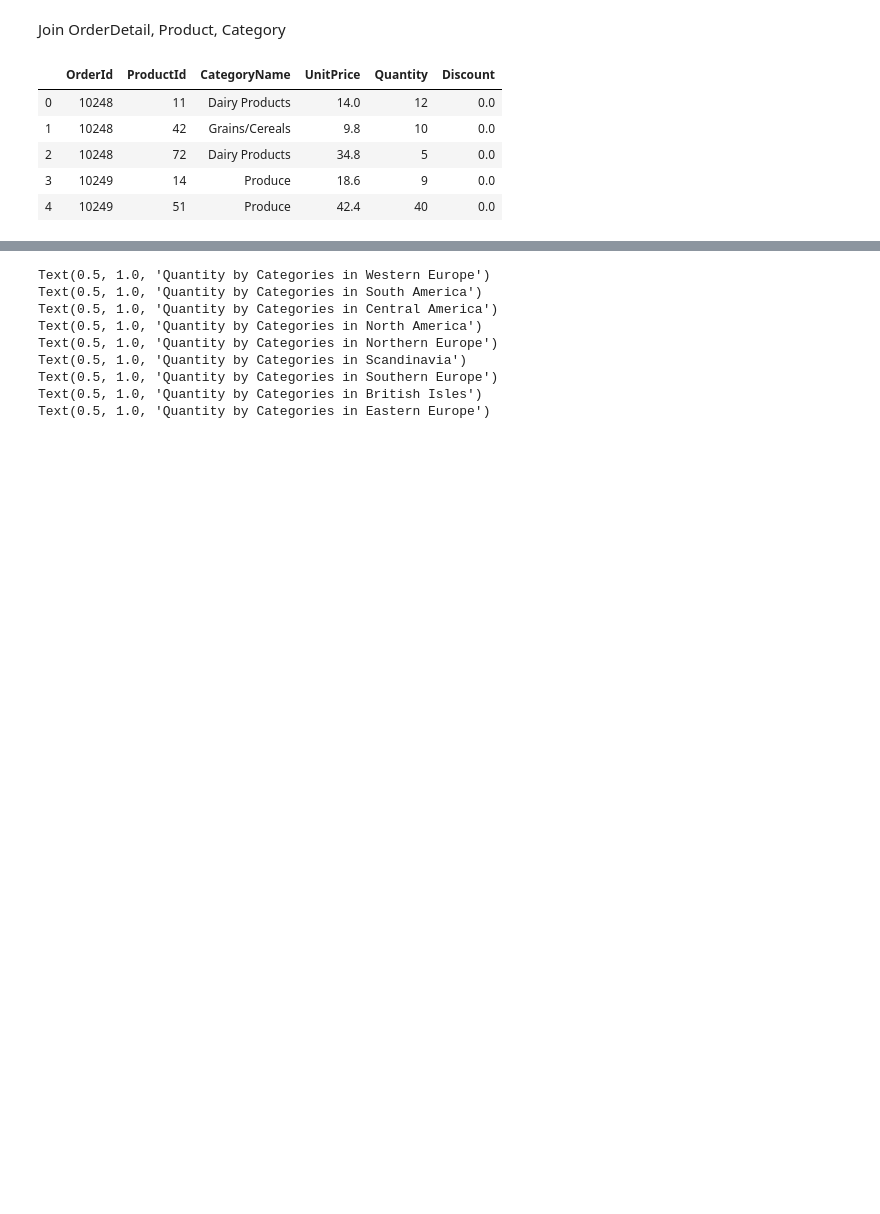
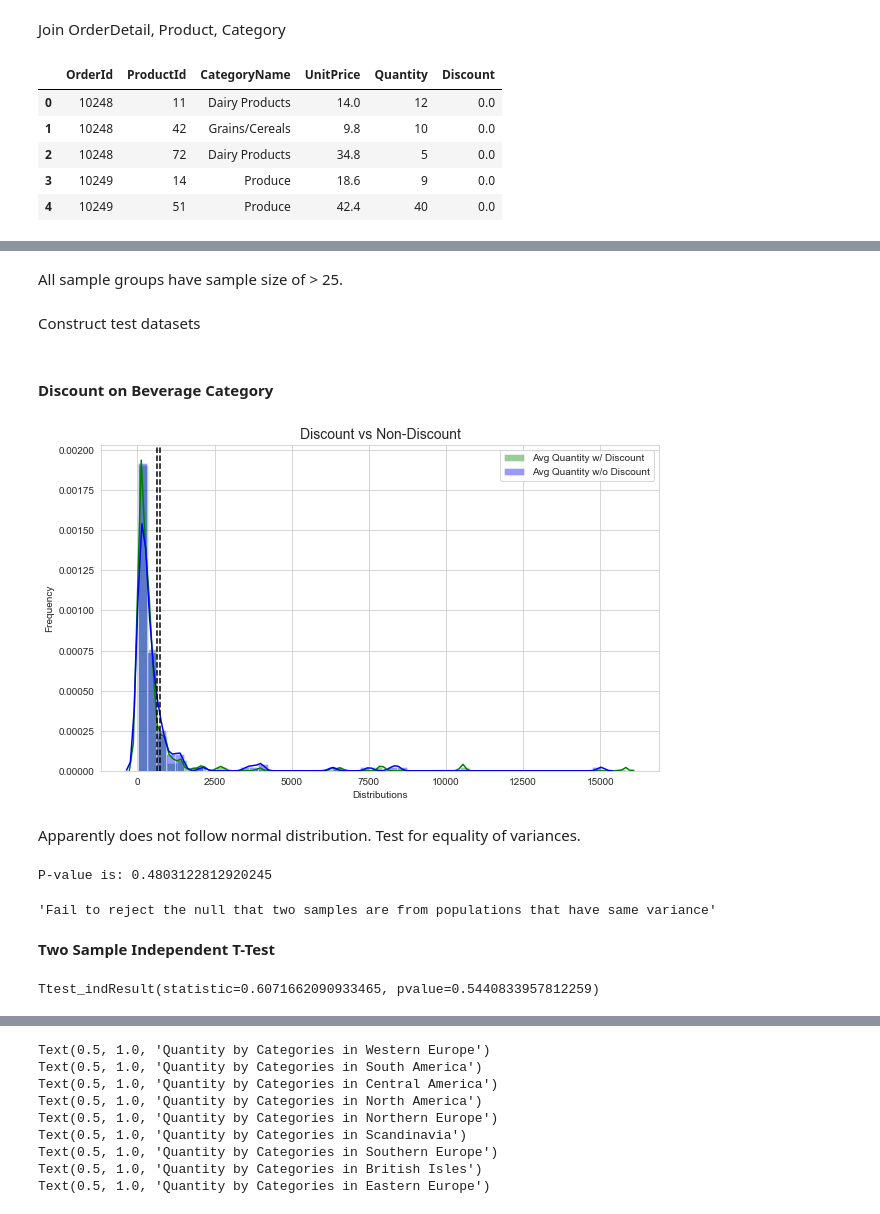
Before and after one commit to bonniema/HypothesisTesting-NorthwindEcommerce, a Jupyter notebook: Mod3 Project_1121_bm.ipynb, the cells around one changed output, grey strips where cells are left out. Saved outputs shown, nothing was run; the diff lists cells and outputs as text; code cells hidden in the pictures; blank space fills up the shorter version.

```diff
--- a/Mod3 Project_1121_bm.ipynb
+++ b/Mod3 Project_1121_bm.ipynb
@@ -786,0 +850,48 @@ category.groupby('CategoryName')['revenue'].sum().plot.bar()
+# %% [markdown]
+All sample groups have sample size of > 25.
+# %% [markdown]
+Construct test datasets
+# %%
+A = category['Disc_label']=='Discount'
+B = category['Disc_label']=='No Discount'
+
+Beverage = category['CategoryName'] == 'Beverages'
+Condiments = category['CategoryName'] == 'Condiments'
+Confections = category['CategoryName'] == 'Confections'
+Dairy = category['CategoryName'] == 'Dairy Products'
+Grains = category['CategoryName'] == 'Grains/Cereals'
+Meat = category['CategoryName'] == 'Meat/Poultry'
+Produce = category['CategoryName'] == 'Produce'
+Seafood = category['CategoryName'] == 'Seafood'
+# %%
+beverage_d = category[A][Beverage]['revenue']
+beverage_nd = category[B][Beverage]['revenue']
+
+condiment_d = category[A][Condiments]['revenue']
+condiment_nd = category[B][Condiments]['revenue']
+
+confection_d = category[A][Confections]['revenue']
+confection_nd = category[B][Confections]['revenue']
+
+dairy_d = category[A][Dairy]['revenue']
+dairy_nd = category[B][Dairy]['revenue']
+
+grain_d = category[A][Grains]['revenue']
+grain_nd = category[B][Grains]['revenue']
+
+meat_d = category[A][Meat]['revenue']
+meat_nd = category[B][Meat]['revenue']
+
+produce_d = category[A][Produce]['revenue']
+product_nd = category[B][Produce]['revenue']
+
+seafood_d = category[A][Seafood]['revenue']
+seafood_nd = category[B][Seafood]['revenue']
+# %% [markdown]
+#### Discount on Beverage Category
+# %%
+visualization(beverage_d, beverage_nd)
+# %% [output]
+[figure, added]
+# %% [markdown]
+Apparently does not follow normal distribution. Test for equality of variances.
@@ -786,0 +906,11 @@ category.groupby('CategoryName')['revenue'].sum().plot.bar()
+# %%
+variance_test(beverage_d, beverage_nd)
+# %% [output]
+P-value is: 0.4803122812920245
+'Fail to reject the null that two samples are from populations that have same variance'
+# %% [markdown]
+**Two Sample Independent T-Test**
+# %%
+stats.ttest_ind(beverage_d, beverage_nd)
+# %% [output]
+Ttest_indResult(statistic=0.6071662090933465, pvalue=0.5440833957812259)
```
Also changed, not shown: parts of 38 cells of this notebook, 1 other file.
